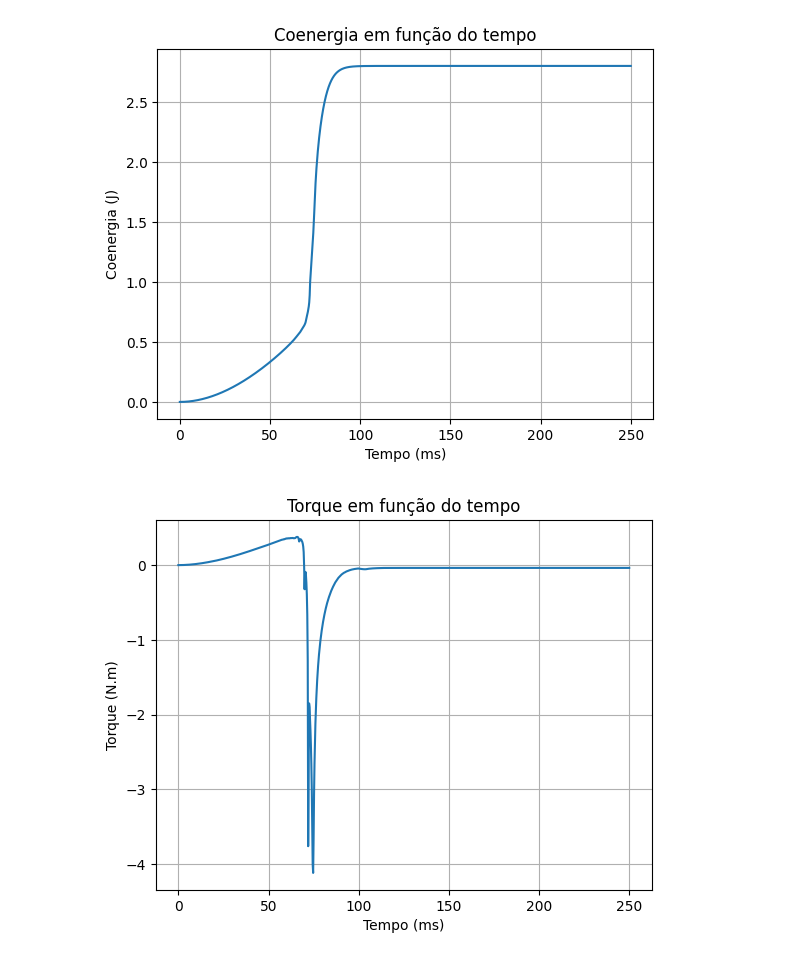
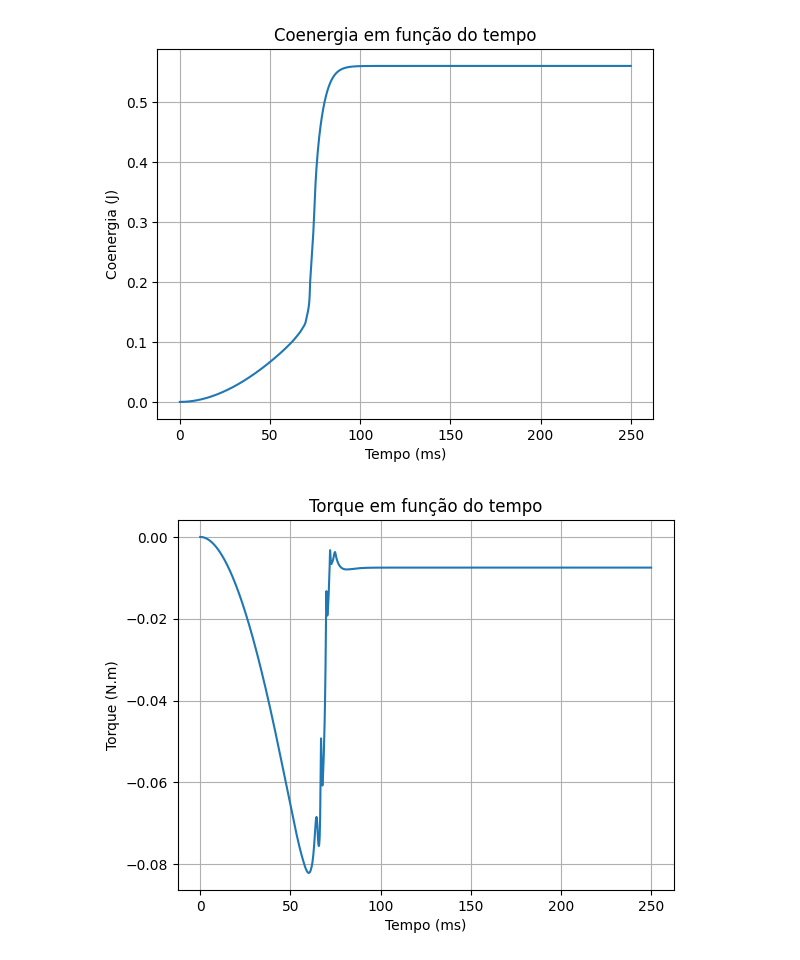
Before and after one commit to Tulio-Tav/Conversao_Eletromecanica, a Jupyter notebook: Projeto_de_conversao (1).ipynb, the cells around one changed output. Drawn from its saved outputs; the diff is of its cells as text; code cells hidden in the pictures.

```diff
--- a/Projeto_de_conversao (1).ipynb
+++ b/Projeto_de_conversao (1).ipynb
@@ -483,7 +483,7 @@ plt.show()
 # Calculando a coenergia em função da corrente
 
 def coenergia(I, theta):
-    n = 11
+    n = 51
     I_array_funcao = np.linspace(0, I, n)
     dI = I_array_funcao[1] - I_array_funcao[0]
     fluxo_array_funcao = np.array([fluxo_concatenado(i, theta) for i in I_array_funcao])
@@ -517,27 +517,37 @@ plt.show()
 # %%
 # Torque em função do tempo
 
+'''
 def torque(tempo, theta, V_eq = V, delta_theta_rad = 1e-3, I_inicial = 0):
     delta_theta = 180*delta_theta_rad/np.pi
     I_regime_funcao = V_eq / Rb
     I_array_funcao = np.zeros_like(tempo)
     I_array_funcao[0] = I_inicial
 
     for k in range(1, len(tempo), 1):
         I_array_funcao[k] = determina_Ik(I_array_funcao[k-1], V_eq = V_eq, I_final = I_regime_funcao,  theta=theta)
 
     Wc_array_p1 = np.array([coenergia(I, theta+delta_theta) for I in I_array_funcao])
     Wc_array_m1 = np.array([coenergia(I, theta-delta_theta) for I in I_array_funcao])
 
     return (Wc_array_p1 - Wc_array_m1)/(2*delta_theta_rad)
 
 torque_array = torque(t, theta)
+'''
+
+def torque(I, theta, delta_theta_rad = 1e-5):
+    delta_theta = 180*delta_theta_rad/np.pi
+    Wc_p1 = coenergia(I, theta+delta_theta)
+    Wc_m1 = coenergia(I, theta-delta_theta)
+    return (Wc_p1 - Wc_m1)/(2*delta_theta_rad)
+
+torque_array = np.array([torque(I, theta) for I in I_array])
 
 plt.plot(t*1e3, torque_array)
 plt.title('Torque em função do tempo')
 plt.xlabel('Tempo (ms)')
 plt.ylabel('Torque (N.m)')
 plt.grid(True)
 plt.show()
 # %% [output]
-[figure, old version]
+[figure, new version]
```
